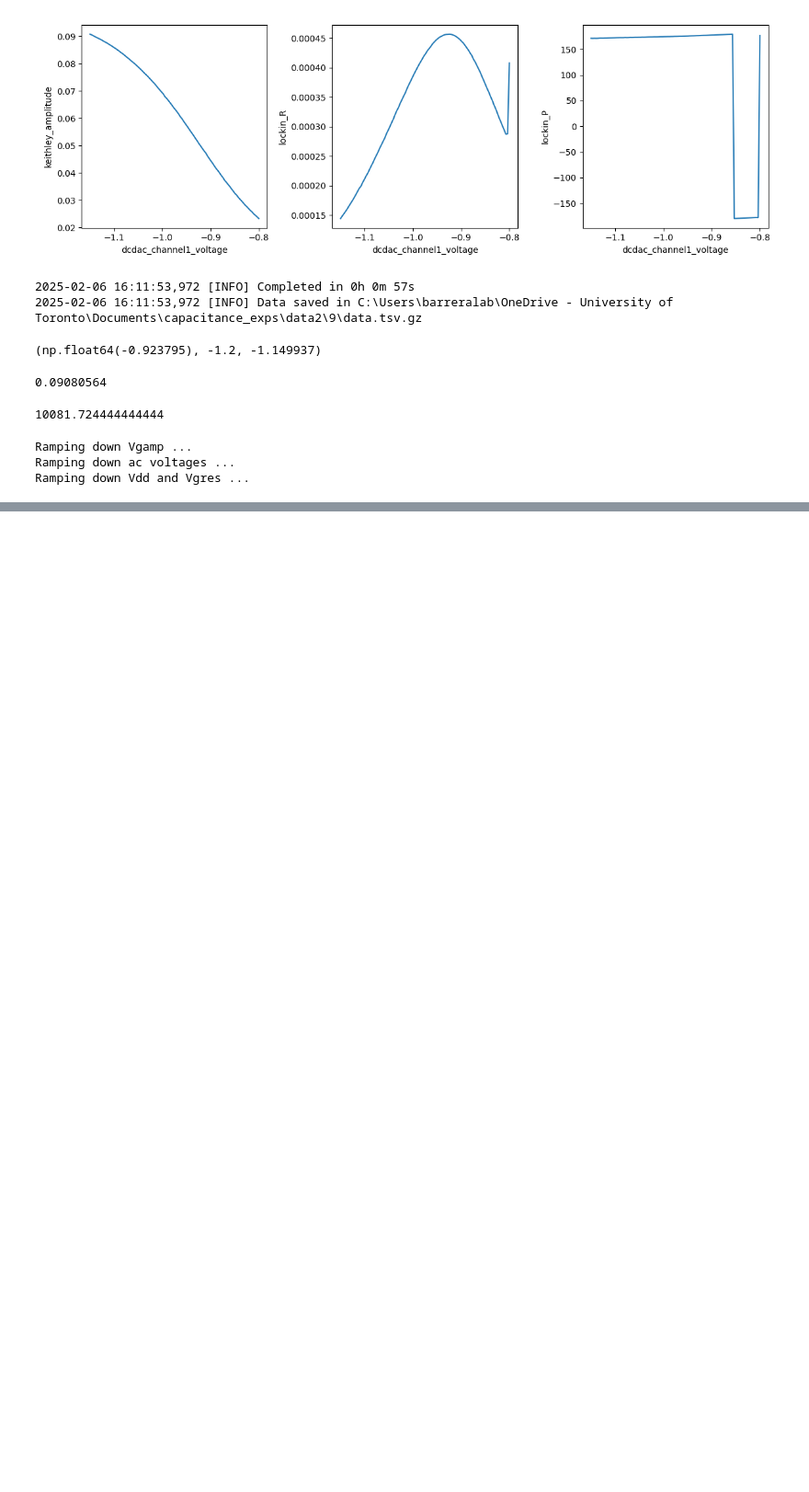
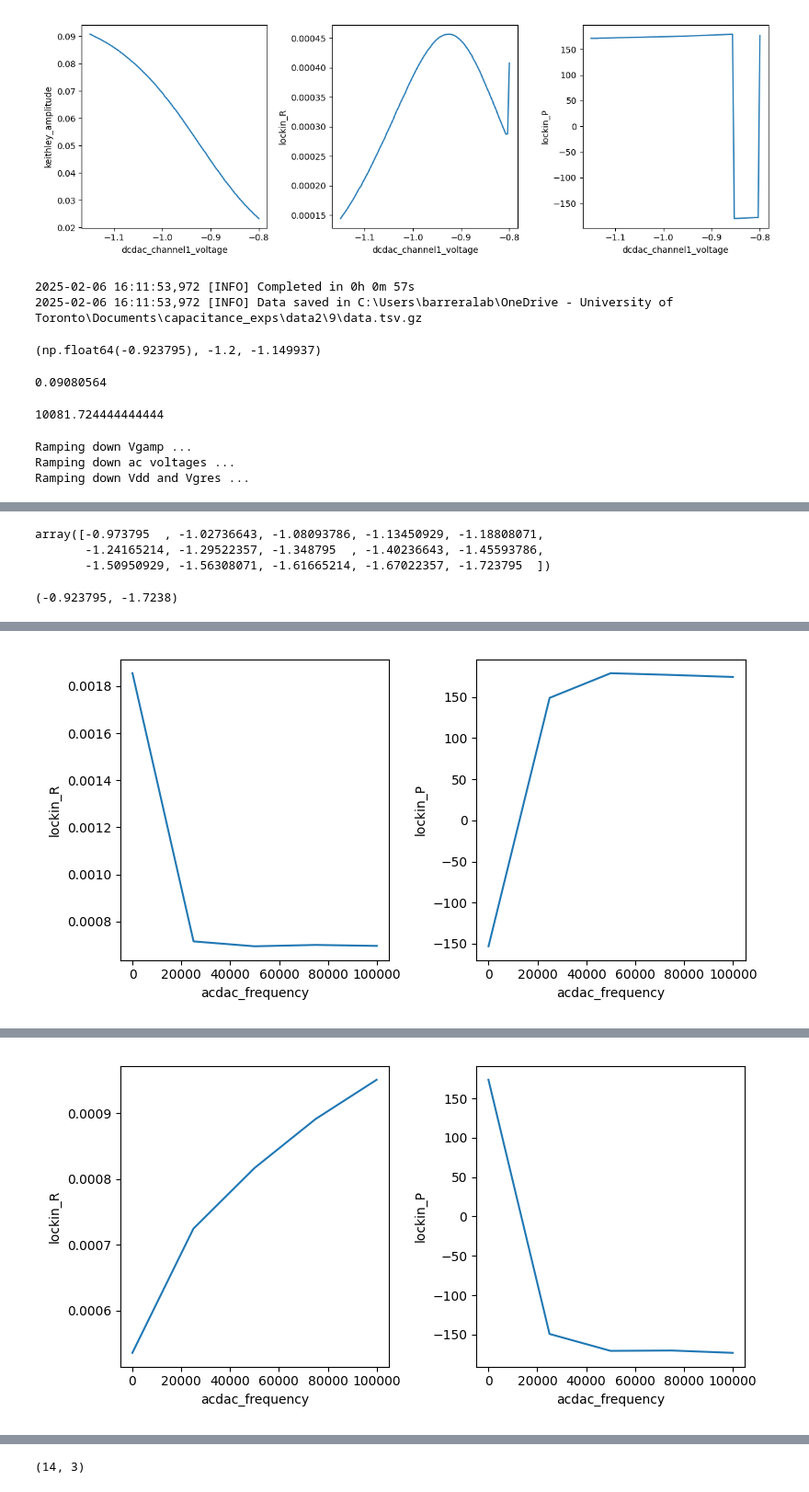
Before and after one commit to barreralab/capacitance_exps, a Jupyter notebook: notebooks/acquisition/DualHemtTests/opt_bias.ipynb, the cells around one changed output, grey strips where cells are left out. Shown: that part at 92% size. Drawn from its saved outputs; the diff is of its cells as text; code cells hidden in the pictures; blank space fills up the shorter version.

```diff
--- a/notebooks/acquisition/DualHemtTests/opt_bias.ipynb
+++ b/notebooks/acquisition/DualHemtTests/opt_bias.ipynb
@@ -716,0 +741,52 @@ toggle_yoko(False)
+# %%
+NUM_VGRES_POINTS = 15
+vgres_setpoints = np.linspace(DC_BIAS_AMP - 0.05, DC_BIAS_AMP - 0.8, NUM_VGRES_POINTS)
+vgres_setpoints
+# %% [output]
+array([-0.973795  , -1.02736643, -1.08093786, -1.13450929, -1.18808071,
+       -1.24165214, -1.29522357, -1.348795  , -1.40236643, -1.45593786,
+       -1.50950929, -1.56308071, -1.61665214, -1.67022357, -1.723795  ])
+# %%
+indep_params = [acdac.frequency]
+dep_params = [li1.R, li1.P]
+# %%
+Vgamp(), Vgres()
+# %% [output]
+(-0.923795, -1.7238)
+# %%
+# sweep frequency settings
+START = 10
+STOP = 100e3
+SAMPLES = 1000
+INT_TIME = 1    # 3 x (li time constant = 300ms)
+# %%
+# container for measurement ids during artificial 2d sweep
+data_id = -1
+
+for pt in vgres_setpoints:
+    Vgres(pt)
+
+    # measurement config for analysis
+    mc = {}
+    for param in indep_params + dep_params:
+        mc[param.full_name] = param.label
+
+    s = sweep.Station(basedir=data2path, measurement_config=mc)
+    for param in indep_params + dep_params:
+        s.fp(param)
+
+    s.add_comment(f"Transfer function for Vgres = {pt}")
+
+    # only live plot first dataset
+    if data_id < 0:
+        for dep in dep_params:
+            s.plot(acdac.frequency, dep)
+
+    # s.watch(delay = INT_TIME, max_duration=10)
+    setpoints = np.linspace(START, STOP, SAMPLES)
+    res = s.sweep(acdac.frequency, setpoints, delay=INT_TIME)
+
+    # save initial id for future reference
+    if data_id < 0:
+        data_id = res.id
+# %% [output]
@@ -716,0 +795 @@ toggle_yoko(False)
+[figure, added]
@@ -716,0 +800 @@ toggle_yoko(False)
+[figure, added]
@@ -716,0 +808,4 @@ toggle_yoko(False)
+# %%
+data_id, len(vgres_setpoints)
+# %% [output]
+(14, 3)
```
Also changed, not shown: parts of 11 cells of this notebook, 2 other files.
